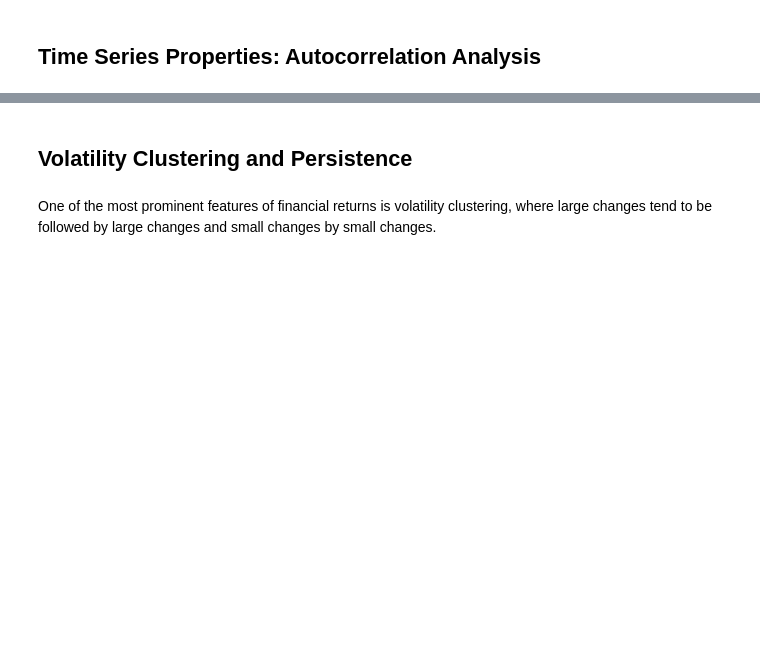
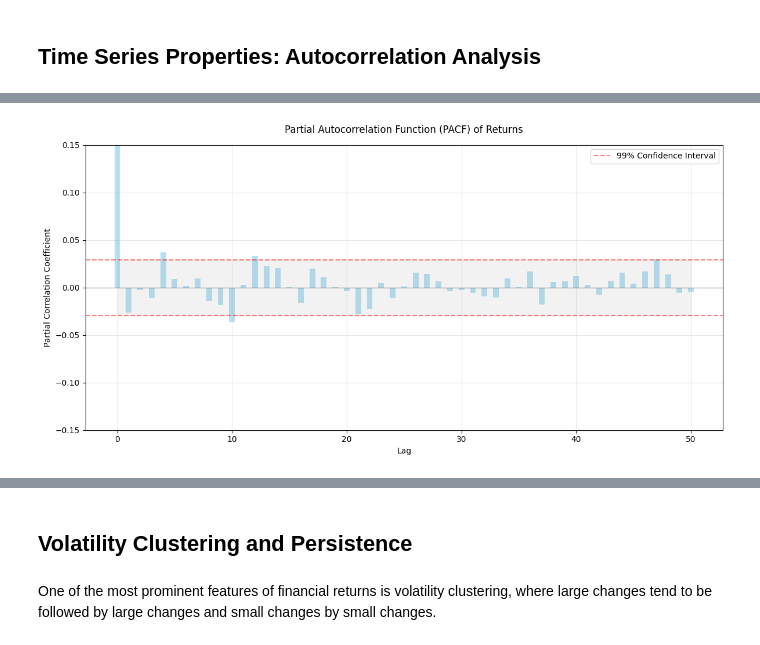
Before and after one commit to CharlieNestor/markov_switching_model_stocks, a Jupyter notebook: EDA_analysis.ipynb, the cells around one changed output, grey strips where cells are left out. Cells and saved outputs as stored; diff of their text form; code cells hidden in the pictures; blank space fills up the shorter version.

```diff
--- a/EDA_analysis.ipynb
+++ b/EDA_analysis.ipynb
@@ -354,0 +374,86 @@ predictability and possible market inefficiency.
+# %%
+# PACF Chart
+
+plt.figure(figsize=(12, 6))
+
+# Calculate PACF values (including lag 0)
+pacf_values = pacf(full_returns, nlags=50, method='ywm')
+lags = np.arange(0, len(pacf_values))
+
+# Calculate confidence intervals (either 95% or 99%)
+n = len(full_returns)
+#conf_level = 1.96 / np.sqrt(n)      # 95% confidence interval
+conf_level = 2.576 / np.sqrt(n)     # 99% confidence interval
+
+# Create the plot
+plt.bar(lags, pacf_values, width=0.5, color='skyblue', alpha=0.6)
+
+# Add confidence interval bands
+plt.axhline(y=0, color='black', linestyle='-', linewidth=0.5)
+plt.axhline(y=conf_level, color='red', linestyle='--', alpha=0.5,
+           label='99% Confidence Interval')
+plt.axhline(y=-conf_level, color='red', linestyle='--', alpha=0.5)
+
+# Add shaded confidence interval area
+plt.fill_between(lags, -conf_level, conf_level, color='gray', alpha=0.1)
+
+plt.title('Partial Autocorrelation Function (PACF) of Returns', pad=15)
+plt.xlabel('Lag')
+plt.ylabel('Partial Correlation Coefficient')
+
+# Set y-axis limits
+max_pacf = max(0.15, max(abs(pacf_values[1:])) * 1.2)
+plt.ylim(-max_pacf, max_pacf)
+
+plt.grid(True, alpha=0.3)
+plt.legend()
+plt.tight_layout()
+plt.show()
+
+
+###########################################################################
+# PARTIAL AUTOCORRELATION ANALYSIS AND INTERPRETATION
+###########################################################################
+
+
+# Find significant partial autocorrelation lags (excluding lag 0)
+significant_pacf_lags = []
+for lag in range(1, len(pacf_values)):
+    pacf_val = pacf_values[lag]
+    is_stat_sig = abs(pacf_val) > conf_level
+
+    # Determine economic significance
+    abs_pacf = abs(pacf_val)
+    if abs_pacf >= ECONOMIC_THRESHOLDS['very_strong']:
+        strength = "Very Strong"
+    elif abs_pacf >= ECONOMIC_THRESHOLDS['strong']:
+        strength = "Strong"
+    elif abs_pacf >= ECONOMIC_THRESHOLDS['moderate']:
+        strength = "Moderate"
+    else:
+        strength = "Not Significant"
+
+    # Only include if BOTH statistically significant AND at least "Moderate"
+    if is_stat_sig and abs_pacf >= ECONOMIC_THRESHOLDS['moderate']:
+        significant_pacf_lags.append((lag, pacf_val, strength))
+
+# Print only significant lags
+if significant_pacf_lags:
+    print(f"\nSignificant PACF Lags (99% confidence level: ±{conf_level:.4f}):")
+    print("-" * 65)
+    print(f"{'Lag':<8}{'PACF Value':>12}{'Direction':>15}{'Strength':>15}")
+    print("-" * 65)
+
+    for lag, value, strength in significant_pacf_lags:
+        direction = "Positive" if value > 0 else "Negative"
+        print(f"{lag:<8}{value:>12.4f}{direction:>15}{strength:>15}")
+
+    # Calculate percentage of significant lags
+    total_lags = len(pacf_values) - 1  # Exclude lag 0
+    significant_pacf_percentage = (len(significant_pacf_lags) / total_lags) * 100
+    print(f"\nFound {len(significant_pacf_lags)} significant PACF lags out of {total_lags} tested ({significant_pacf_percentage:.1f}%).")
+else:
+    print("\nNo significant partial autocorrelation found at any lag.")
+    print("Interpretation: Returns show no direct lag dependencies after accounting for intermediate lags.")
+# %% [output]
+[figure, added]
```
Also changed, not shown: parts of 15 cells of this notebook.
